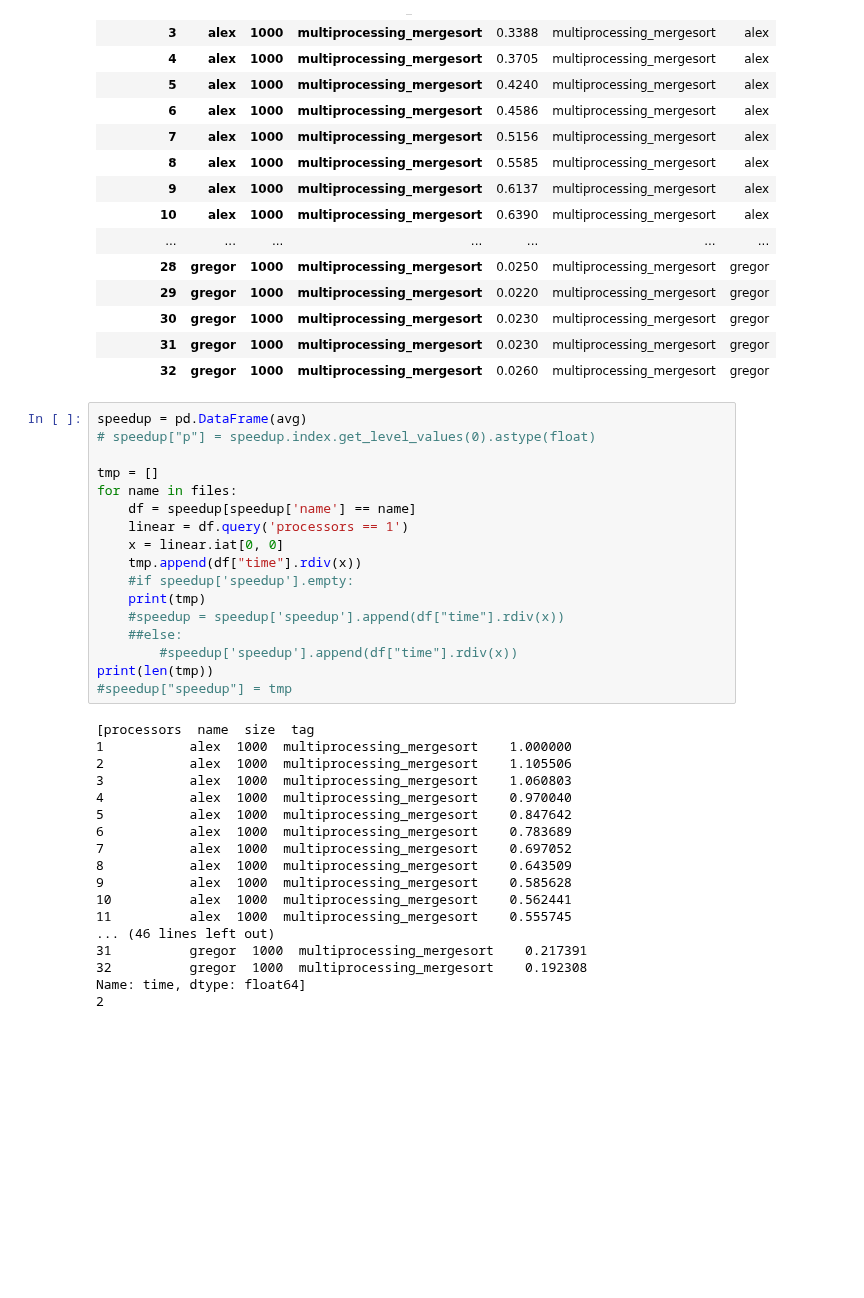
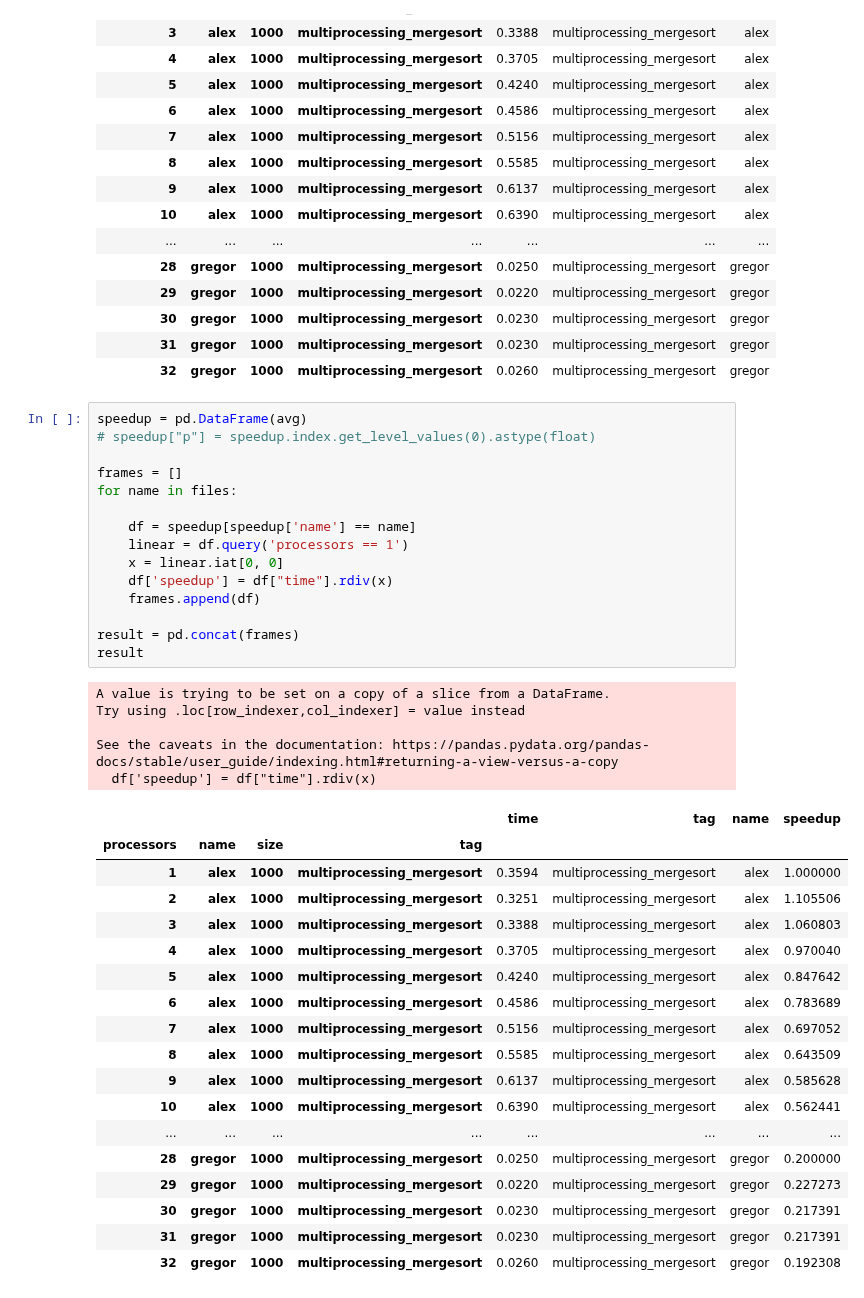
Before and after one commit to cloudmesh/cloudmesh-mpi, a Jupyter notebook: examples/sort/a.ipynb, the cells around one changed output. Cells and saved outputs as stored; diff of their text form; blank space fills up the shorter version.

```diff
--- a/examples/sort/a.ipynb
+++ b/examples/sort/a.ipynb
@@ -99,35 +99,39 @@ avg
 # %%
 speedup = pd.DataFrame(avg)
 # speedup["p"] = speedup.index.get_level_values(0).astype(float)
 
-tmp = []
+frames = []
 for name in files:
+
     df = speedup[speedup['name'] == name]
     linear = df.query('processors == 1')
     x = linear.iat[0, 0]
-    tmp.append(df["time"].rdiv(x))
-    #if speedup['speedup'].empty:
-    print(tmp)
-    #speedup = speedup['speedup'].append(df["time"].rdiv(x))
-    ##else:
-        #speedup['speedup'].append(df["time"].rdiv(x))
-print(len(tmp))
-#speedup["speedup"] = tmp
+    df['speedup'] = df["time"].rdiv(x)
+    frames.append(df)
+
+result = pd.concat(frames)
+result
 # %% [output]
-[processors  name  size  tag
-1           alex  1000  multiprocessing_mergesort    1.000000
-2           alex  1000  multiprocessing_mergesort    1.105506
-3           alex  1000  multiprocessing_mergesort    1.060803
-4           alex  1000  multiprocessing_mergesort    0.970040
-5           alex  1000  multiprocessing_mergesort    0.847642
-6           alex  1000  multiprocessing_mergesort    0.783689
-7           alex  1000  multiprocessing_mergesort    0.697052
-8           alex  1000  multiprocessing_mergesort    0.643509
-9           alex  1000  multiprocessing_mergesort    0.585628
-10          alex  1000  multiprocessing_mergesort    0.562441
-11          alex  1000  multiprocessing_mergesort    0.555745
-... (46 lines left out)
-31          gregor  1000  multiprocessing_mergesort    0.217391
-32          gregor  1000  multiprocessing_mergesort    0.192308
-Name: time, dtype: float64]
-2
+A value is trying to be set on a copy of a slice from a DataFrame.
+Try using .loc[row_indexer,col_indexer] = value instead
+
+See the caveats in the documentation: https://pandas.pydata.org/pandas-docs/stable/user_guide/indexing.html#returning-a-view-versus-a-copy
+  df['speedup'] = df["time"].rdiv(x)
+|  |  |  |  | time | tag | name | speedup |
+| processors | name | size | tag |  |  |  |  |
+| 1 | alex | 1000 | multiprocessing_mergesort | 0.3594 | multiprocessing_mergesort | alex | 1.000000 |
+| 2 | alex | 1000 | multiprocessing_mergesort | 0.3251 | multiprocessing_mergesort | alex | 1.105506 |
+| 3 | alex | 1000 | multiprocessing_mergesort | 0.3388 | multiprocessing_mergesort | alex | 1.060803 |
+| 4 | alex | 1000 | multiprocessing_mergesort | 0.3705 | multiprocessing_mergesort | alex | 0.970040 |
+| 5 | alex | 1000 | multiprocessing_mergesort | 0.4240 | multiprocessing_mergesort | alex | 0.847642 |
+| 6 | alex | 1000 | multiprocessing_mergesort | 0.4586 | multiprocessing_mergesort | alex | 0.783689 |
+| 7 | alex | 1000 | multiprocessing_mergesort | 0.5156 | multiprocessing_mergesort | alex | 0.697052 |
+| 8 | alex | 1000 | multiprocessing_mergesort | 0.5585 | multiprocessing_mergesort | alex | 0.643509 |
+| 9 | alex | 1000 | multiprocessing_mergesort | 0.6137 | multiprocessing_mergesort | alex | 0.585628 |
+| 10 | alex | 1000 | multiprocessing_mergesort | 0.6390 | multiprocessing_mergesort | alex | 0.562441 |
+| ... | ... | ... | ... | ... | ... | ... | ... |
+| 28 | gregor | 1000 | multiprocessing_mergesort | 0.0250 | multiprocessing_mergesort | gregor | 0.200000 |
+| 29 | gregor | 1000 | multiprocessing_mergesort | 0.0220 | multiprocessing_mergesort | gregor | 0.227273 |
+| 30 | gregor | 1000 | multiprocessing_mergesort | 0.0230 | multiprocessing_mergesort | gregor | 0.217391 |
+| 31 | gregor | 1000 | multiprocessing_mergesort | 0.0230 | multiprocessing_mergesort | gregor | 0.217391 |
+| 32 | gregor | 1000 | multiprocessing_mergesort | 0.0260 | multiprocessing_mergesort | gregor | 0.192308 |
```
Also changed, not shown: parts of 3 cells of this notebook.
